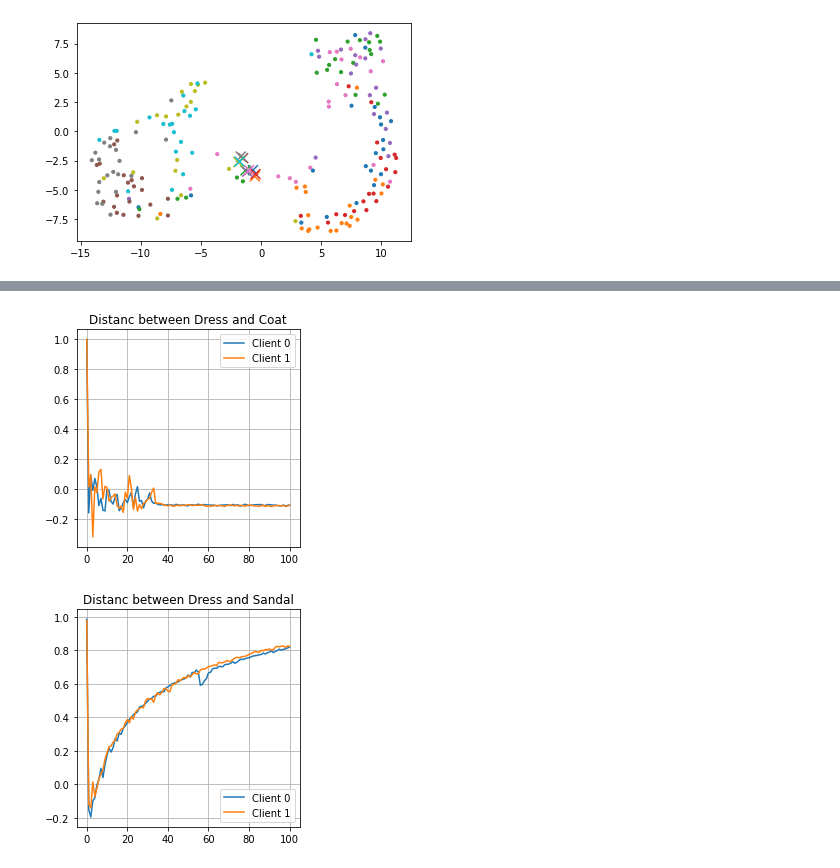
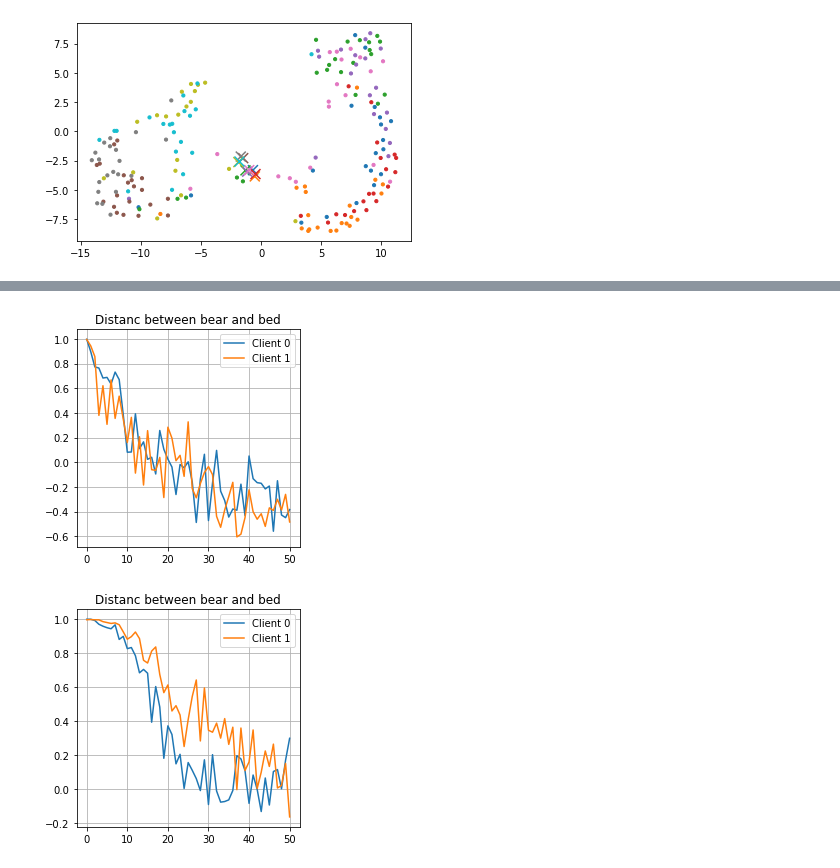
Before and after one commit to jingax/Multi-Fed, a Jupyter notebook: PrivateKD.ipynb, the cells around one changed output, grey strips where cells are left out. Saved outputs shown, nothing was run; the diff lists cells and outputs as text; code cells hidden in the pictures.

```diff
--- a/PrivateKD.ipynb
+++ b/PrivateKD.ipynb
@@ -57,19 +41,19 @@ Thu May  5 17:57:58 2022
 ### Parameters
 # %%
 #Dataset
-DATASET = "FMNIST"
+DATASET = "CIFAR100"
 MODEL = "ResNet9"
-REDUCED = 0.2
+REDUCED = 0.1
 FEATURE_DIM = 128
 
 #Collaborative learning
 N_CLIENTS = 2
-SIZES = None # None for uniform sizes or array of length N_CLIENTS using all the data
+SIZES = [0.8, 0.2] # None for uniform sizes or array of length N_CLIENTS using all the data
 ALPHA = "uniform" #'uniform', 'disjoint' or postive.
 
 #Learning
 BATCH_SIZE = 64
-ROUNDS = 100
+ROUNDS = 50
 EPOCHS_PER_ROUND = 1
 LR=1e-3
 LAMBDA = 1
@@ -124,12 +110,11 @@ perf_trackers = [hlp.PerfTracker(client_models[i],
 optimizers = [torch.optim.Adam(m.parameters(), lr=LR) for m in client_models]
 
 # Feature tracker
-feat_tracker = hlp.FeatureTracker(client_models, train_ds_list, FEATURE_DIM, meta)
+feat_tracker = hlp.FeatureTracker(client_models, train_dl_list, FEATURE_DIM, meta)
 
 #Each client updates its model independently on its own dataset
 for r in range(ROUNDS):
     t0 = time.time()
-
     for client_id in range(N_CLIENTS):
         #Setting up the local training
         model = client_models[client_id]
@@ -155,6 +140,7 @@ for r in range(ROUNDS):
     t1 = time.time()
     print("\rRound {} done. ({:.1f}s)".format(r+1, t1-t0), end=10*" ")
 
+
 # Plot training history
 hlp.plot_global_training_history(perf_trackers, metric="accuracy")
 hlp.plot_global_training_history(perf_trackers, metric="loss")
@@ -176,7 +162,7 @@ perf_trackers_kd = [hlp.PerfTracker(client_models_kd[i], {"Train": train_dl_list
 optimizers_kd = [torch.optim.Adam(m.parameters(), lr=LR) for m in client_models_kd]
 
 # Feature tracker and discriminator
-feat_tracker_kd = hlp.FeatureTracker(client_models_kd, train_ds_list, FEATURE_DIM, meta)
+feat_tracker_kd = hlp.FeatureTracker(client_models_kd, train_dl_list, FEATURE_DIM, meta)
 discriminators = [mdl.Discriminator(method="cosine_similarity") for _ in range(N_CLIENTS)]
 
 #Each client updates its model locally on its own dataset (Standard)
@@ -279,6 +265,6 @@ feat_tracker_kd.plot_variance_heatmap()
 # %%
-feat_tracker.plot_class_distance(3,4)
+feat_tracker.plot_class_distance(3,5)
 feat_tracker_kd.plot_class_distance(3,5)
 # %% [output]
-[figure, old version]
+[figure, new version]
-[figure, old version]
+[figure, new version]
```
Also changed, not shown: parts of 9 cells of this notebook, 2 other files.
